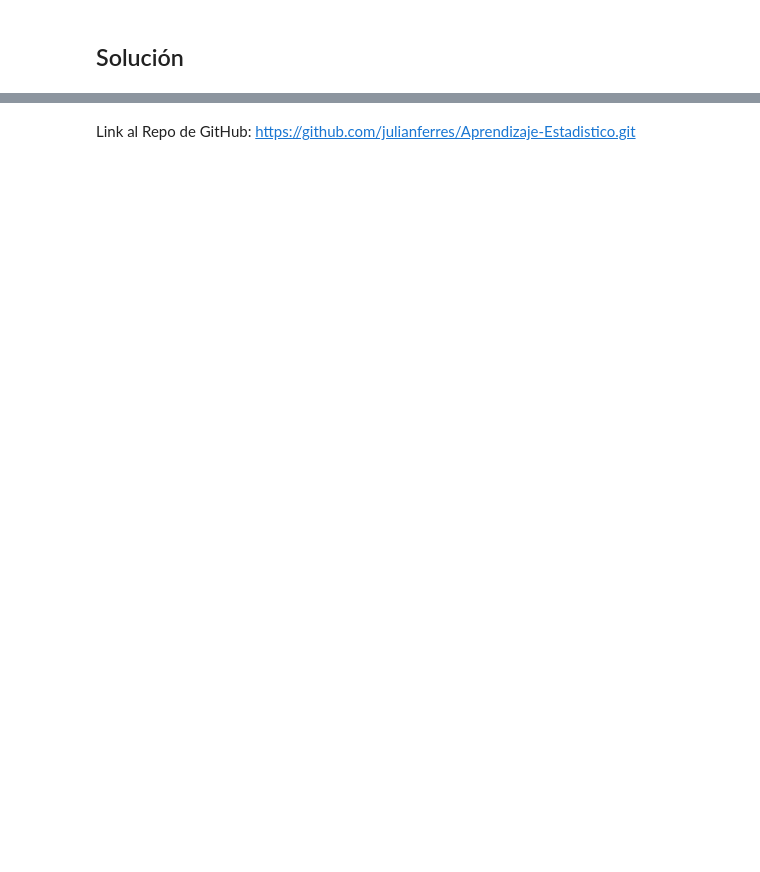
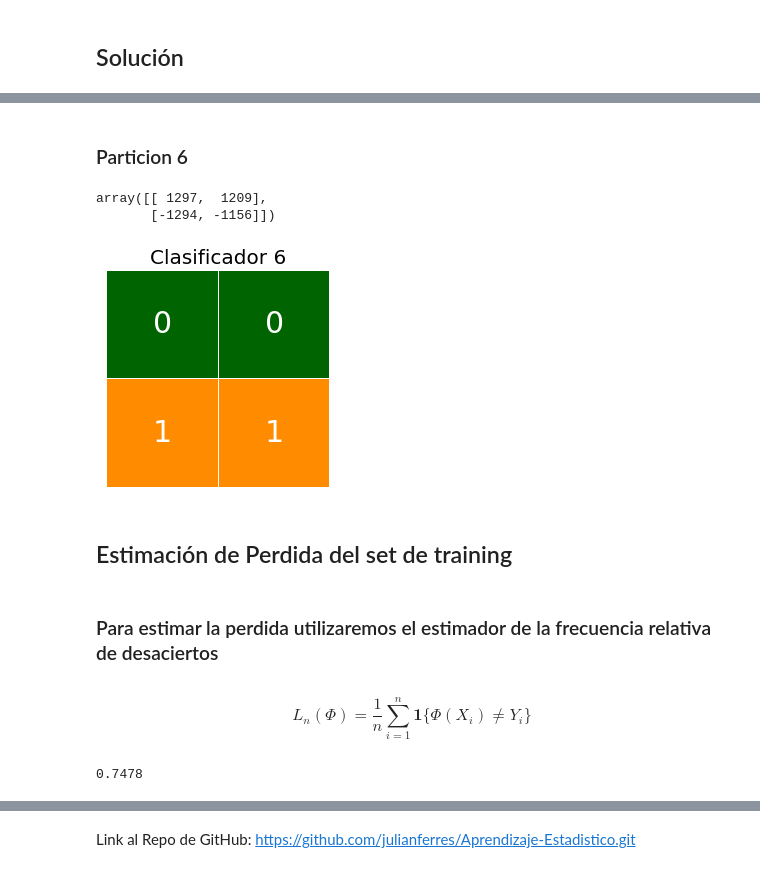
Before and after one commit to julianferres/Aprendizaje-Estadistico, a Jupyter notebook: Ejercicios/04-Comparacion de Costos/costos.ipynb, the cells around one changed output, grey strips where cells are left out. Saved outputs shown, nothing was run; the diff lists cells and outputs as text; code cells hidden in the pictures; blank space fills up the shorter version.

```diff
--- a/Ejercicios/04-Comparacion de Costos/costos.ipynb
+++ b/Ejercicios/04-Comparacion de Costos/costos.ipynb
@@ -42,0 +179,6 @@ while(i < n):
+# %%
+for i in range(n):
+
+    casilla = int(1-train[i,0]<train[i,1]) + 2*int(train[i,0]>train[i,1])
+
+    particion5[casilla] += 1 if train[i,2] else -1
@@ -42,0 +191,37 @@ while(i < n):
+# %% [markdown]
+### Particion 6
+# %%
+particion6 = np.ndarray((2 , 2), dtype = int )
+particion6.fill(0)
+# %%
+for i in range(n):
+
+    x_p, y_p = int(train[i,0]>=1/2) , int(train[i,1]>=1/2)
+
+    particion6[y_p , x_p] += 1 if train[i,2] else -1
+# %%
+particion6
+# %% [output]
+array([[ 1297,  1209],
+       [-1294, -1156]])
+# %%
+particion6 = f_vec(particion6) #Mapeo todos los numeros a 0 o 1
+# %%
+dims = (4, 4)
+fig, axs = plt.subplots(figsize=dims)
+
+g = sns.heatmap(particion6, annot= True , linewidths=.5,cmap=['darkgreen','darkorange'],\
+                cbar = False, annot_kws={"size": 30},\
+                xticklabels = [],\
+                yticklabels = [])
+
+g.set_title('Clasificador 6' , size =20)
+plt.show()
+# %% [output]
+[figure, added]
+# %% [markdown]
+## Estimación de Perdida del set de training
+# %% [markdown]
+### Para estimar la perdida utilizaremos el estimador de la frecuencia relativa de desaciertos
+# %% [markdown]
+$$L_n( \Phi) = \frac{1}{n} \sum_{i=1}^n \mathbf{1}\{\Phi(X_i) \neq Y_i\}$$
@@ -42,0 +234,4 @@ while(i < n):
+# %%
+errores_1/n
+# %% [output]
+0.7478
```
Also changed, not shown: parts of 75 cells of this notebook, 1 other file.
